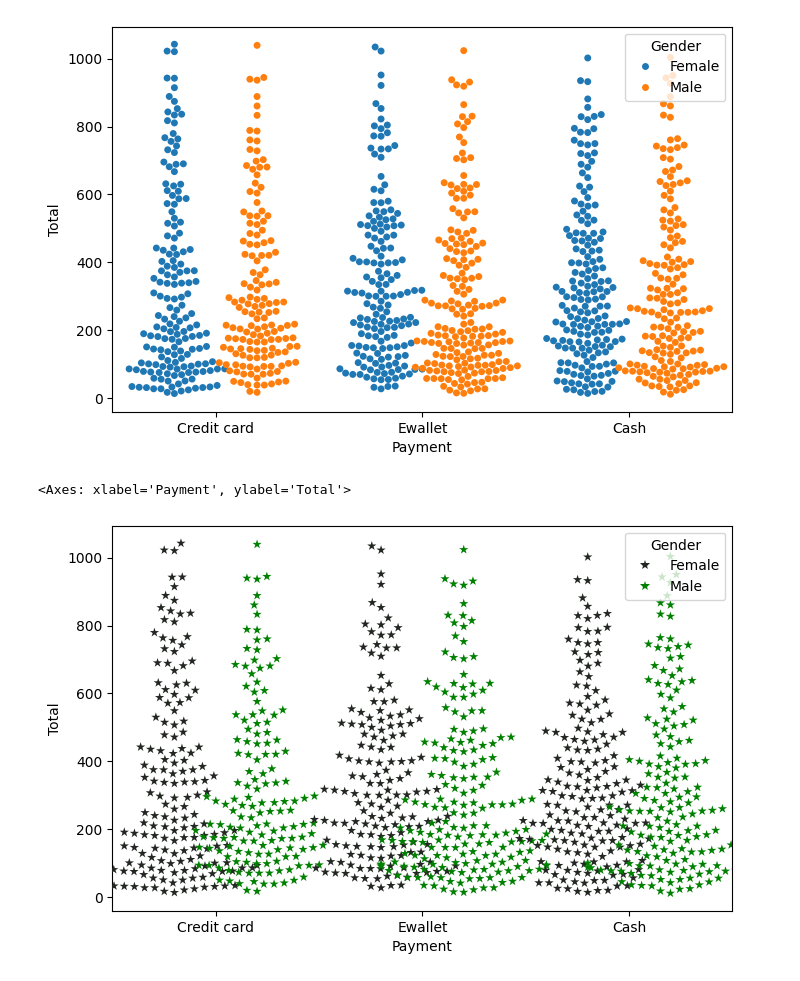
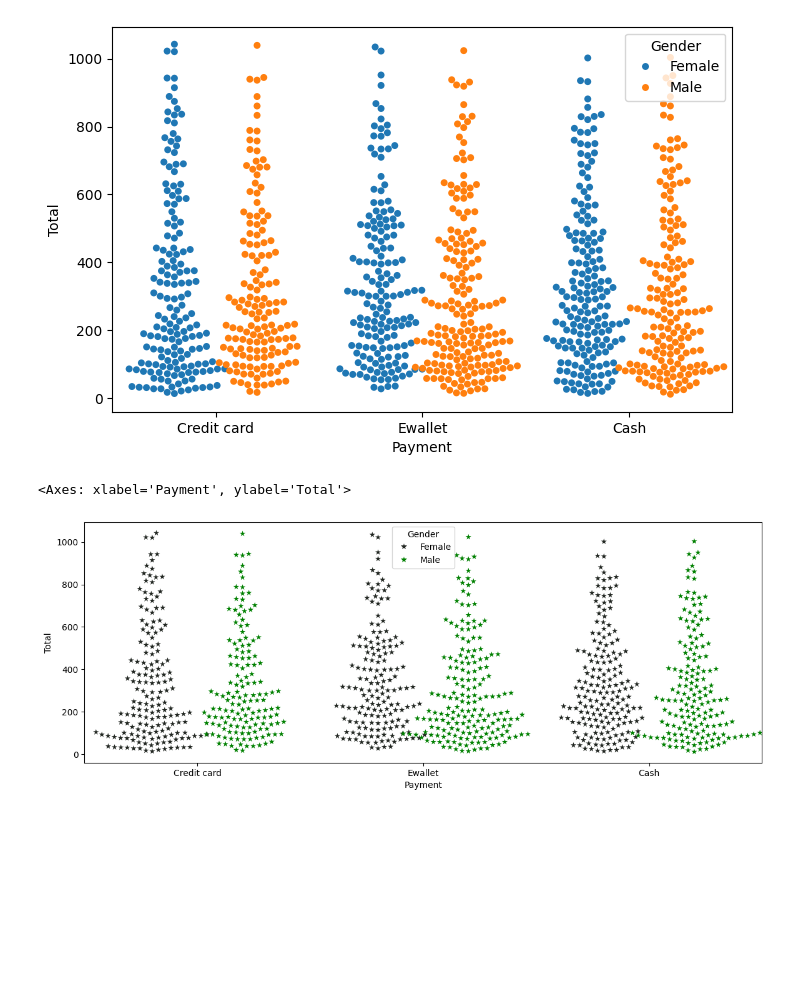
Before and after one commit to satishsinha/Python-Seaborn, a Jupyter notebook: Swarm Plot.ipynb, the cells around one changed output. Saved outputs shown, nothing was run; the diff lists cells and outputs as text; code cells hidden in the pictures; blank space fills up the shorter version.

Commit message:
Cat Plot session completed

```diff
--- a/Swarm Plot.ipynb
+++ b/Swarm Plot.ipynb
@@ -61,10 +61,10 @@ sns.swarmplot(x='Payment', y='Total', hue='Gender', dodge=True, data=data)
 [figure]
 # %%
 ## Styling SWARM Plot using marker, size, color, edgecolor etc
-plt.figure(figsize=(8, 5))
+plt.figure(figsize=(14, 5))
 sns.swarmplot(x='Payment', y='Total', hue='Gender', dodge=True, data=data, marker='*', size=7, palette='dark:green')
 # %% [output]
 <Axes: xlabel='Payment', ylabel='Total'>
-[figure, old version]
+[figure, new version]
 # %%
 ## Overlay Swarm plot on a Box Plot
```
Also changed, not shown: parts of 2 cells of this notebook, 2 other files.
